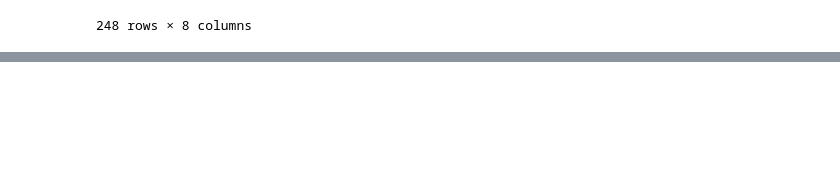
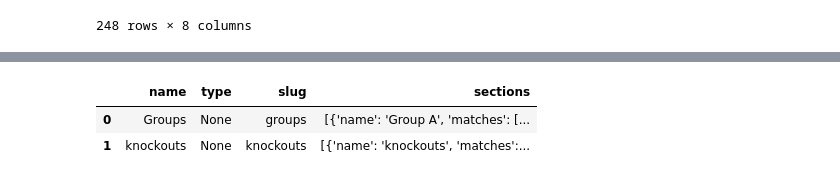
Before and after one commit to projectulterior/global-power-rankings, a Jupyter notebook: data_exploration.ipynb, the cells around one changed output, grey strips where cells are left out. Drawn from its saved outputs; the diff is of its cells as text; code cells hidden in the pictures; blank space fills up the shorter version.

```diff
--- a/data_exploration.ipynb
+++ b/data_exploration.ipynb
@@ -104,0 +121,7 @@ tournaments
+# %%
+stage = pandas.DataFrame(tournaments.stages[0])
+stage
+# %% [output]
+|  | name | type | slug | sections |
+| 0 | Groups | None | groups | [{'name': 'Group A', 'matches': [... |
+| 1 | knockouts | None | knockouts | [{'name': 'knockouts', 'matches':... |
```
Also changed, not shown: parts of 6 cells of this notebook.
